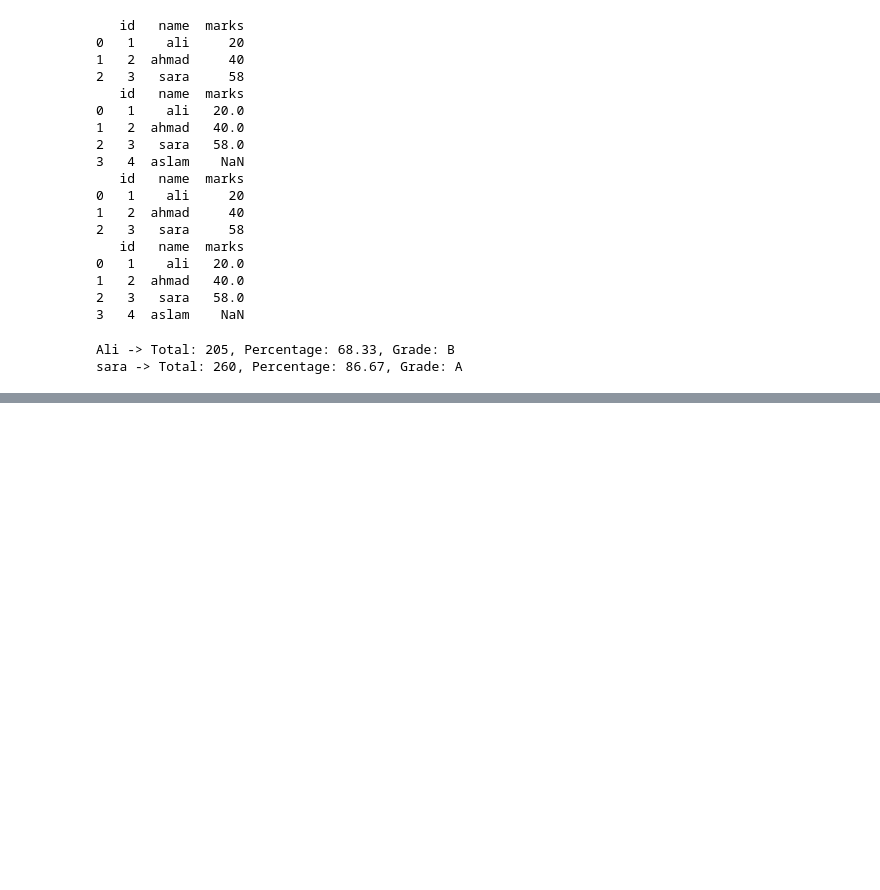
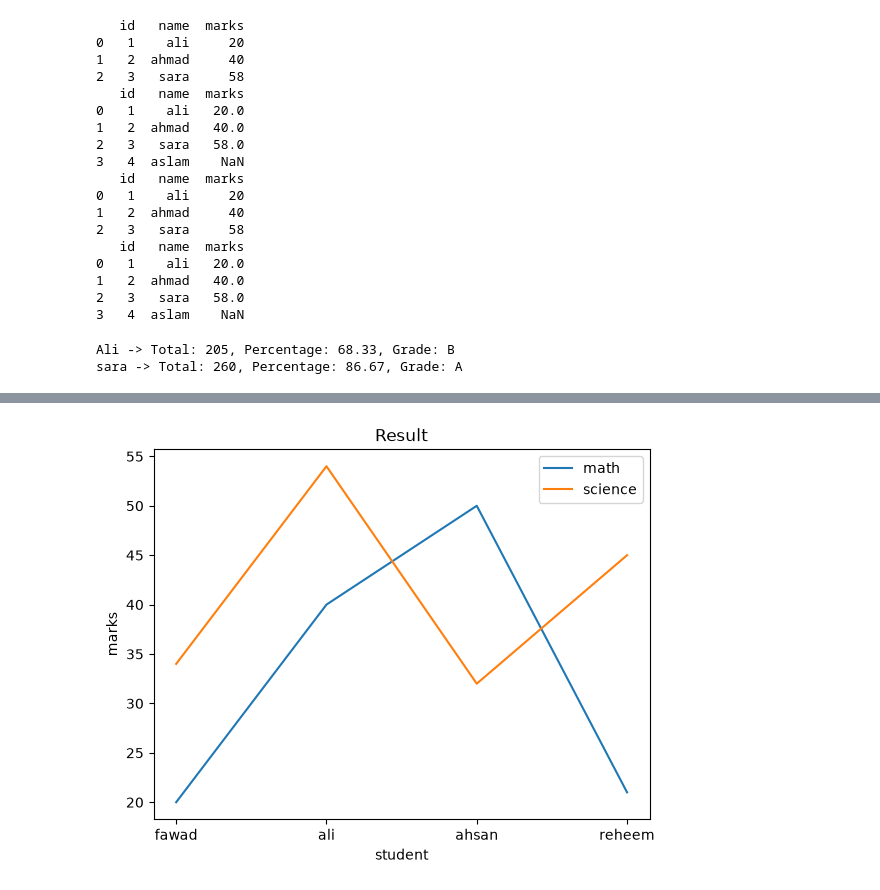
Before and after one commit to faadikhan958-ai/ML-Journey, a Jupyter notebook: student_performance_analyzer.ipynb, the cells around one changed output, grey strips where cells are left out. Cells and saved outputs as stored; diff of their text form; code cells hidden in the pictures; blank space fills up the shorter version.

```diff
--- a/student_performance_analyzer.ipynb
+++ b/student_performance_analyzer.ipynb
@@ -260,0 +284,13 @@ sara -> Total: 260, Percentage: 86.67, Grade: A
+# %%
+Math_marks=[20,40,50,21]
+Science_marks=[34,54,32,45]
+name=['fawad','ali','ahsan','reheem']
+plt.plot(name,Math_marks,label='math')
+plt.plot(name,Science_marks,label='science')
+plt.title("Result")
+plt.xlabel("student")
+plt.ylabel('marks')
+plt.legend()
+plt.show()
+# %% [output]
+[figure, added]
```
Also changed, not shown: parts of 4 cells of this notebook, 2 other files.
